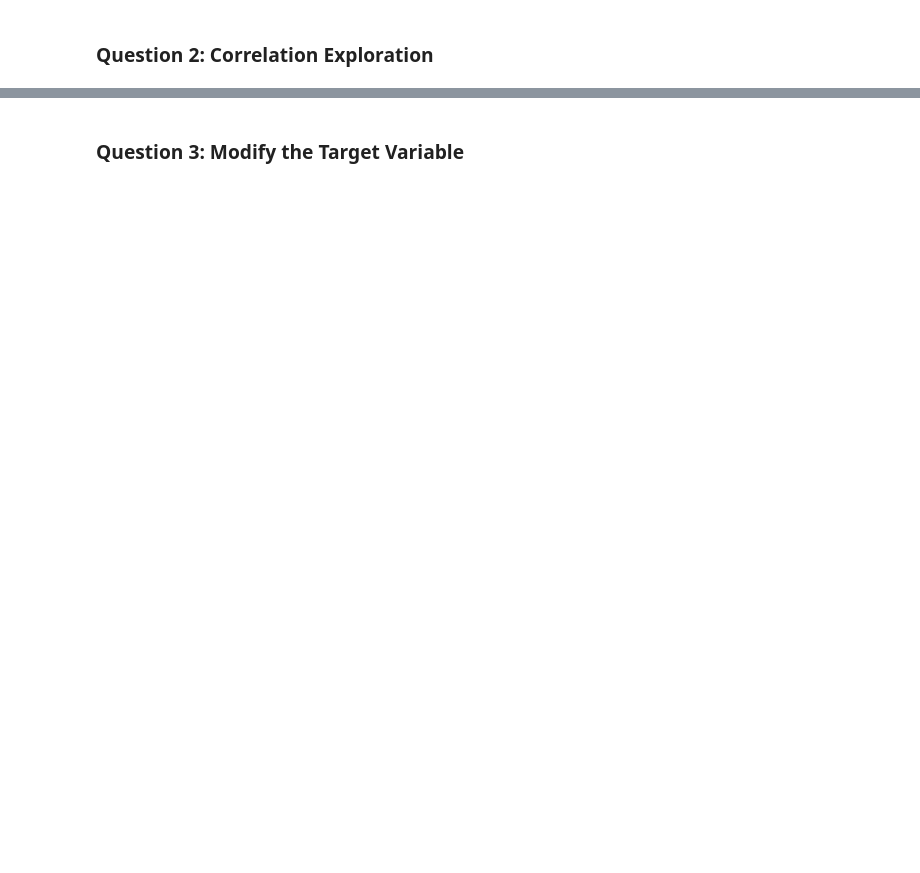
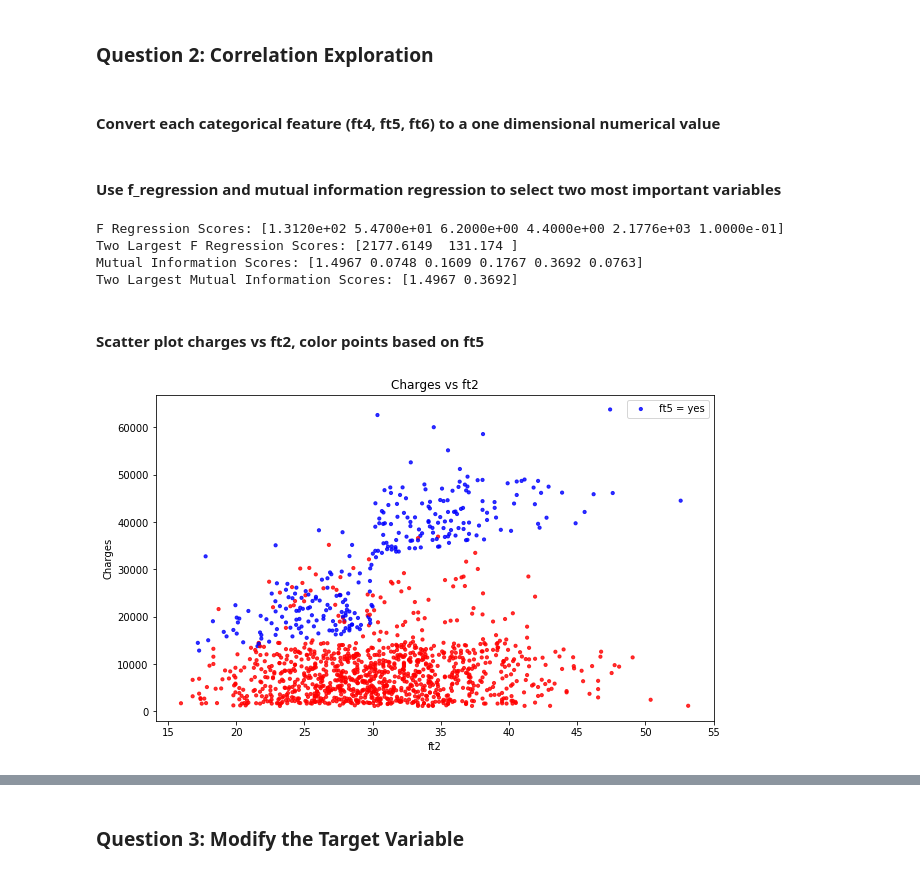
Before and after one commit to 219Winter2019adjz/Project4, a Jupyter notebook: Dataset3.ipynb, the cells around one changed output, grey strips where cells are left out. Cells and saved outputs as stored; diff of their text form; code cells hidden in the pictures; blank space fills up the shorter version.

```diff
--- a/Dataset3.ipynb
+++ b/Dataset3.ipynb
@@ -384,0 +386,72 @@ plt.legend(['Training set', 'Testing set'])
+# %% [markdown]
+#### Convert each categorical feature (ft4, ft5, ft6) to a one dimensional numerical value
+# %%
+ft4_one_dim = np.zeros(len(X_))[:, np.newaxis]
+ft5_one_dim = np.zeros(len(X_))[:, np.newaxis]
+ft6_one_dim = np.zeros(len(X_))[:, np.newaxis]
+
+fts_one_dim = X_[:, 0:3]
+
+for i in range(len(X_)):
+    if X_[i,3] == 'female':
+        ft4_one_dim[i] = 0
+    if X_[i,3] == 'male':
+        ft4_one_dim[i] = 1
+    if X_[i,4] == 'no':
+        ft5_one_dim[i] = 0
+    if X_[i,4] == 'yes':
+        ft5_one_dim[i] = 1
+    if X_[i,5] == 'northeast':
+        ft6_one_dim[i] = 0
+    if X_[i,5] == 'northwest':
+        ft6_one_dim[i] = 1
+    if X_[i,5] == 'southeast':
+        ft6_one_dim[i] = 2
+    if X_[i,5] == 'southwest':
+        ft6_one_dim[i] = 3
+
+fts_one_dim = np.concatenate((fts_one_dim, ft4_one_dim), axis=1)
+fts_one_dim = np.concatenate((fts_one_dim, ft5_one_dim), axis=1)
+fts_one_dim = np.concatenate((fts_one_dim, ft6_one_dim), axis=1)
+# %% [markdown]
+#### Use f_regression and mutual information regression to select two most important variables
+# %%
+from sklearn.feature_selection import f_regression
+from sklearn.feature_selection import mutual_info_regression
+import heapq
+
+y_tests = y_.astype(float)
+fts_one_dim.astype(float)
+
+f_regression_scores = f_regression(fts_one_dim, y_tests)
+mutual_info_scores = mutual_info_regression(fts_one_dim, y_tests)
+
+print('F Regression Scores: {}'.format(np.round(f_regression_scores[0], 1)))
+two_largest_freg_scores = heapq.nlargest(2, f_regression_scores[0])
+print('Two Largest F Regression Scores: {}'.format(np.round(heapq.nlargest(2, f_regression_scores[0]), 4)))
+print('Mutual Information Scores: {}'.format(np.round(mutual_info_scores, 4)))
+two_largest_mi_scores = heapq.nlargest(2, mutual_info_scores)
+print('Two Largest Mutual Information Scores: {}'.format(np.round(heapq.nlargest(2, mutual_info_scores), 4)))
+# %% [output]
+F Regression Scores: [1.3120e+02 5.4700e+01 6.2000e+00 4.4000e+00 2.1776e+03 1.0000e-01]
+Two Largest F Regression Scores: [2177.6149  131.174 ]
+Mutual Information Scores: [1.4967 0.0748 0.1609 0.1767 0.3692 0.0763]
+Two Largest Mutual Information Scores: [1.4967 0.3692]
+# %% [markdown]
+#### Scatter plot charges vs ft2, color points based on ft5
+# %%
+ft5_color = np.empty((len(X_)), dtype = str)
+for i in range((len(X_))):
+    if ft5_one_dim[i] == 0:
+        ft5_color[i] = "r"
+    if ft5_one_dim[i] == 1:
+        ft5_color[i] = "b"
+
+plt.scatter(X_[:,1], y_, c=ft5_color, s=10, alpha=0.8)
+plt.title('Charges vs ft2')
+plt.xlabel('ft2')
+plt.ylabel('Charges')
+plt.legend(['ft5 = yes', 'ft5 = no'])
+plt.show()
+# %% [output]
+[figure, added]
```
Also changed, not shown: parts of 21 cells of this notebook.
